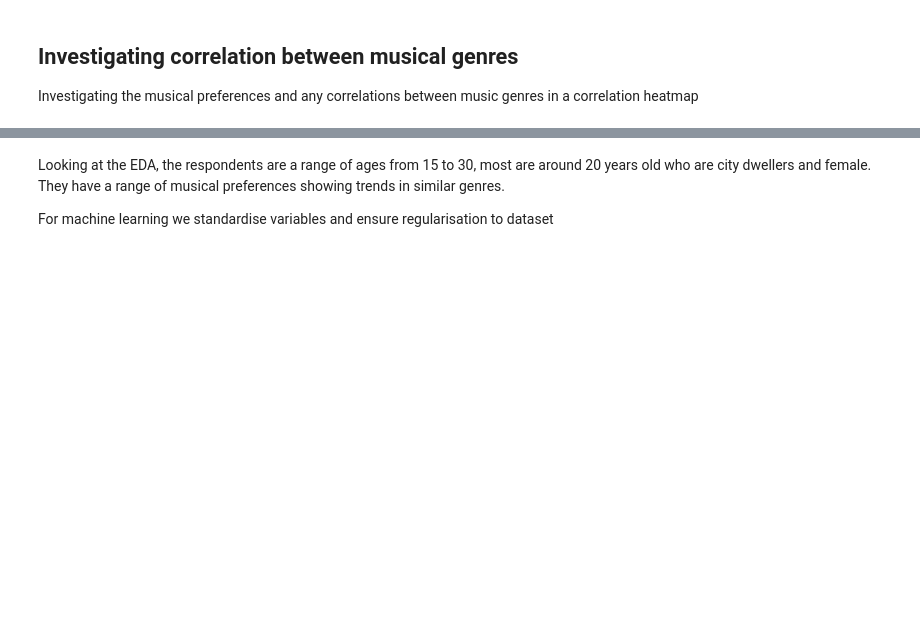
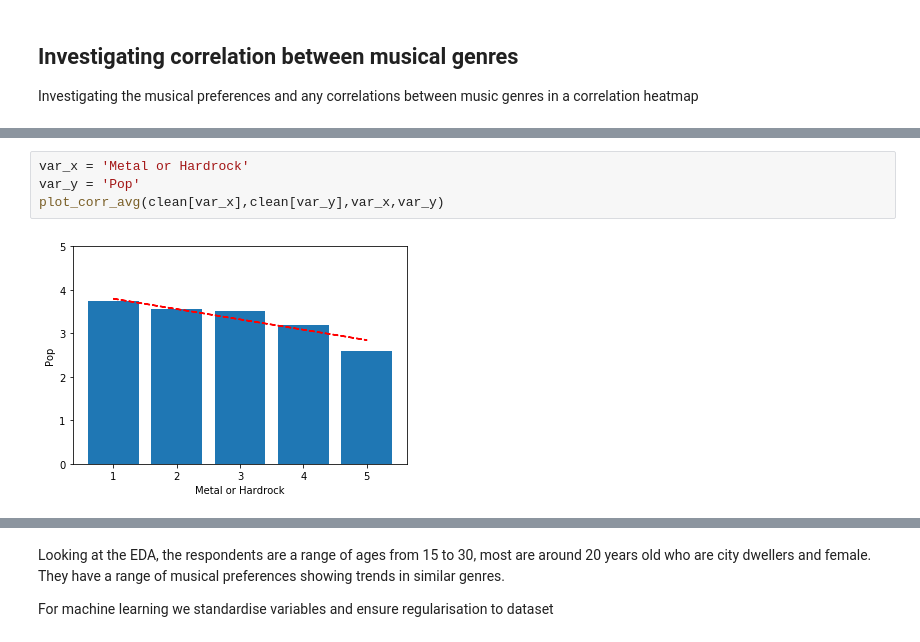
Before and after one commit to jaimindp/Kaggle, a Jupyter notebook: young-people-survey/Kaggle young people survey analysis.ipynb, the cells around one changed output, grey strips where cells are left out. Cells and saved outputs as stored; diff of their text form; blank space fills up the shorter version.

```diff
--- a/young-people-survey/Kaggle young people survey analysis.ipynb
+++ b/young-people-survey/Kaggle young people survey analysis.ipynb
@@ -248,0 +263,6 @@ Plotting a heatmap for all music genres in dataset, we can see that there is a r
+# %%
+var_x = 'Metal or Hardrock'
+var_y = 'Pop'
+plot_corr_avg(clean[var_x],clean[var_y],var_x,var_y)
+# %% [output]
+[figure, added]
```
Also changed, not shown: parts of 14 cells of this notebook.
